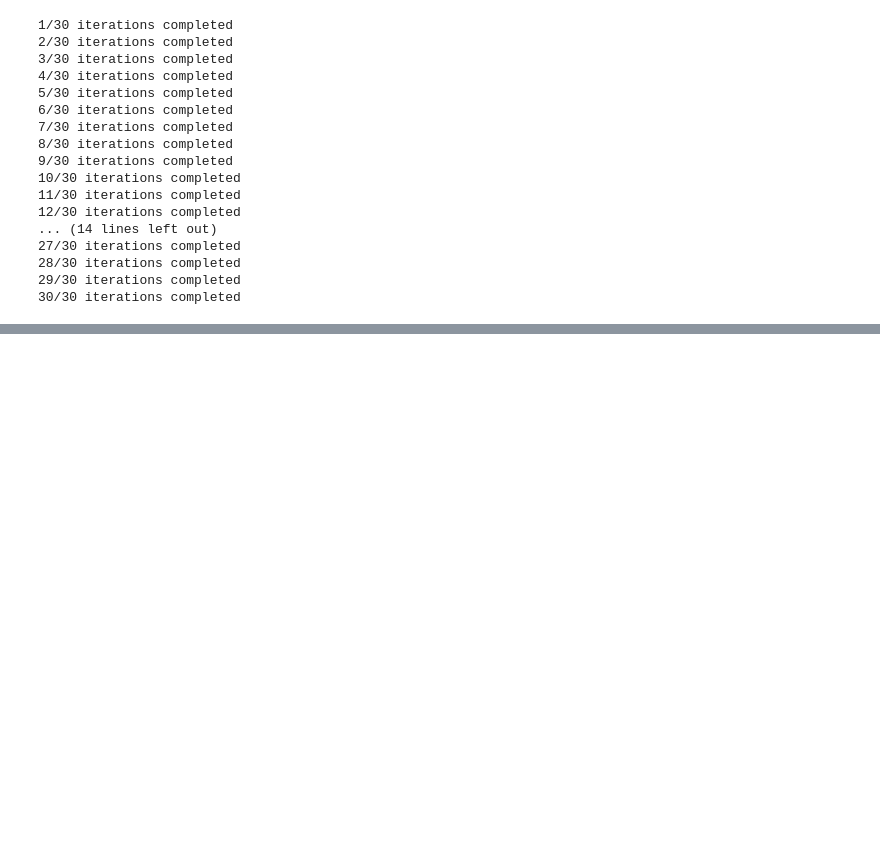
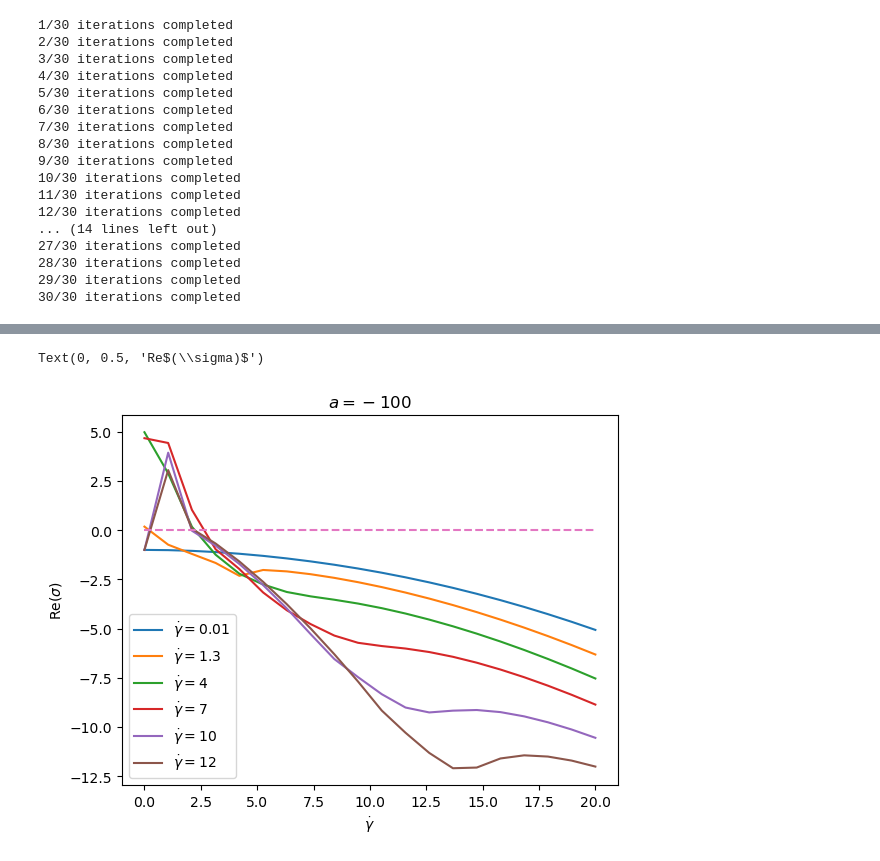
Before and after one commit to jaspercjp/Chebyshev-Pseudospectral-Active-Shear, a Jupyter notebook: python-code/ls2/analysis_tau.ipynb, the cells around one changed output, grey strips where cells are left out. Cells and saved outputs as stored; diff of their text form; code cells hidden in the pictures; blank space fills up the shorter version.

```diff
--- a/python-code/ls2/analysis_tau.ipynb
+++ b/python-code/ls2/analysis_tau.ipynb
@@ -536,0 +578,12 @@ for i in range(len(_as)):
+# %%
+gdl, gdr, gdn = 0,6.5,25
+a=-100
+_gds = np.linspace(gdl,gdr,gdn)
+mat = compute_sig_k(a, [0.01, 1.3, 4, 7, 10, 12], plot=True)
+plt.legend()
+plt.title("$a={}$".format(a))
+plt.xlabel("$\dot\gamma$")
+plt.ylabel("Re$(\sigma)$")
+# %% [output]
+Text(0, 0.5, 'Re$(\\sigma)$')
+[figure, added]
```
Also changed, not shown: parts of 5 cells of this notebook, 5 other files.
